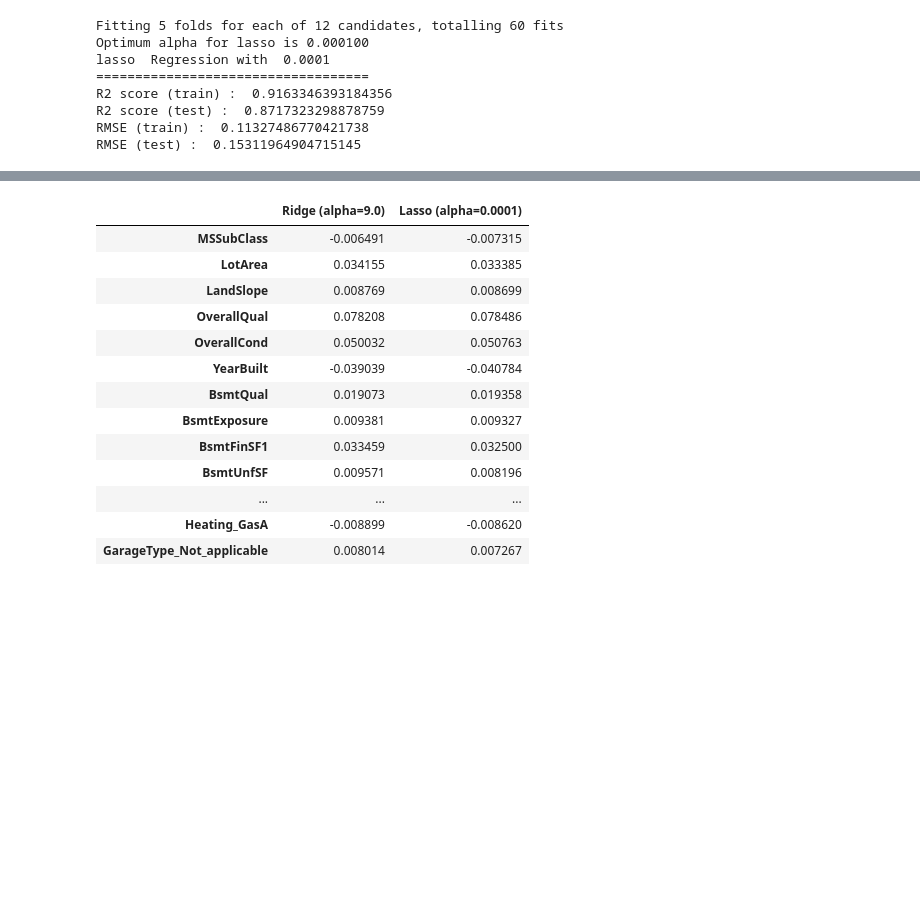
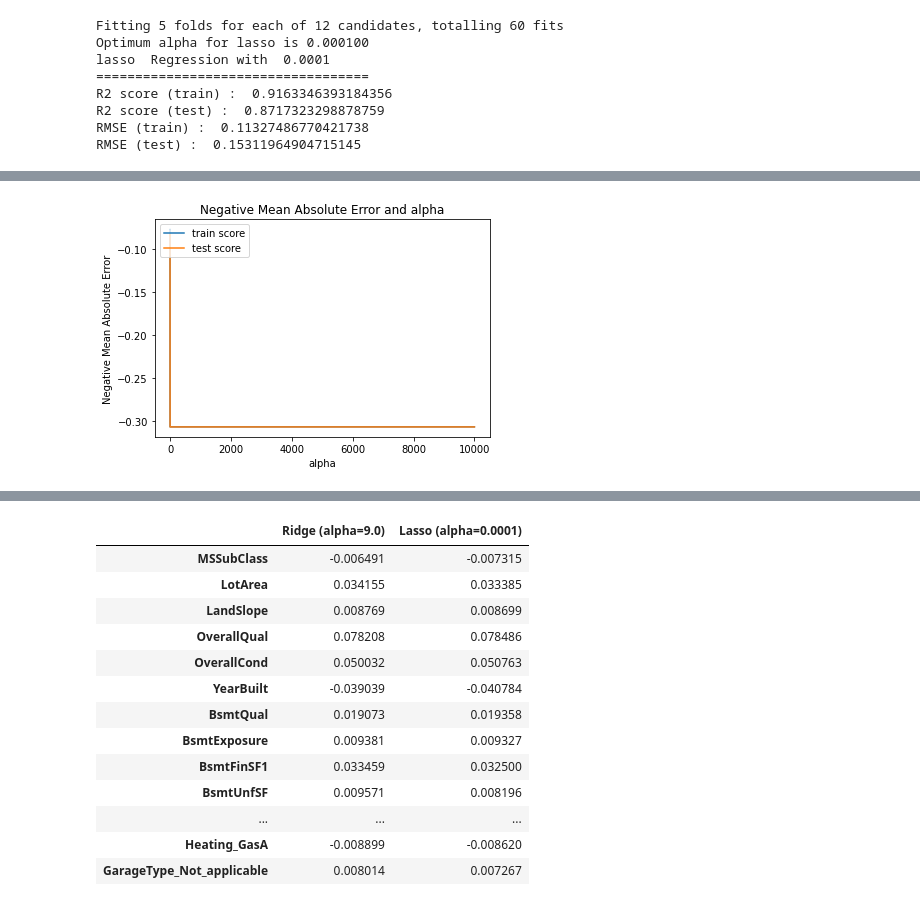
Before and after one commit to samrich76/Advanced-Regression-Assignment, a Jupyter notebook: Australian_market_Predict.ipynb, the cells around one changed output, grey strips where cells are left out. Saved outputs shown, nothing was run; the diff lists cells and outputs as text; code cells hidden in the pictures; blank space fills up the shorter version.

```diff
--- a/Australian_market_Predict.ipynb
+++ b/Australian_market_Predict.ipynb
@@ -1037,7 +1101,7 @@ Root Mean Square Error = 0.1531 on test data, that means the prediction made by
 # %%
 params = {'alpha': [0.000001, 0.00001,0.0001, 0.001, 0.01, 0.1, 1, 10, 100, 500, 1000, 10000]}
 
-lasso_final_model, y_test_predicted = build_model(X_train_rfe, y_train, X_test_rfe, params, model='lasso')
+lasso_final_model, y_test_predicted , y_model_cv = build_model(X_train_rfe, y_train, X_test_rfe, params, model='lasso')
 # %% [output]
 Fitting 5 folds for each of 12 candidates, totalling 60 fits
 Optimum alpha for lasso is 0.000100
@@ -1047,3 +1111,6 @@ R2 score (train) :  0.9163346393184356
 R2 score (test) :  0.8717323298878759
 RMSE (train) :  0.11327486770421738
 RMSE (test) :  0.15311964904715145
+# %%
+cv_results = pd.DataFrame(y_model_cv.cv_results_)
+cv_results[['params', 'mean_train_score', 'mean_test_score']]
@@ -1049,0 +1131,10 @@ RMSE (test) :  0.15311964904715145
+# %%
+plt.plot(cv_results['param_alpha'], cv_results['mean_train_score'])
+plt.plot(cv_results['param_alpha'], cv_results['mean_test_score'])
+plt.xlabel('alpha')
+plt.ylabel('Negative Mean Absolute Error')
+plt.title("Negative Mean Absolute Error and alpha")
+plt.legend(['train score', 'test score'], loc='upper left')
+plt.show()
+# %% [output]
+[figure, added]
```
Also changed, not shown: parts of 24 cells of this notebook.
